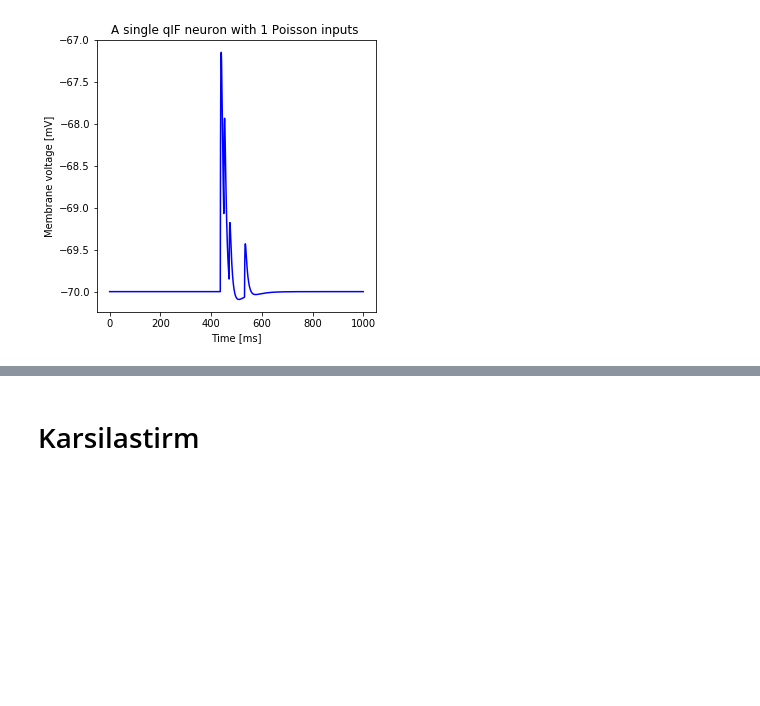
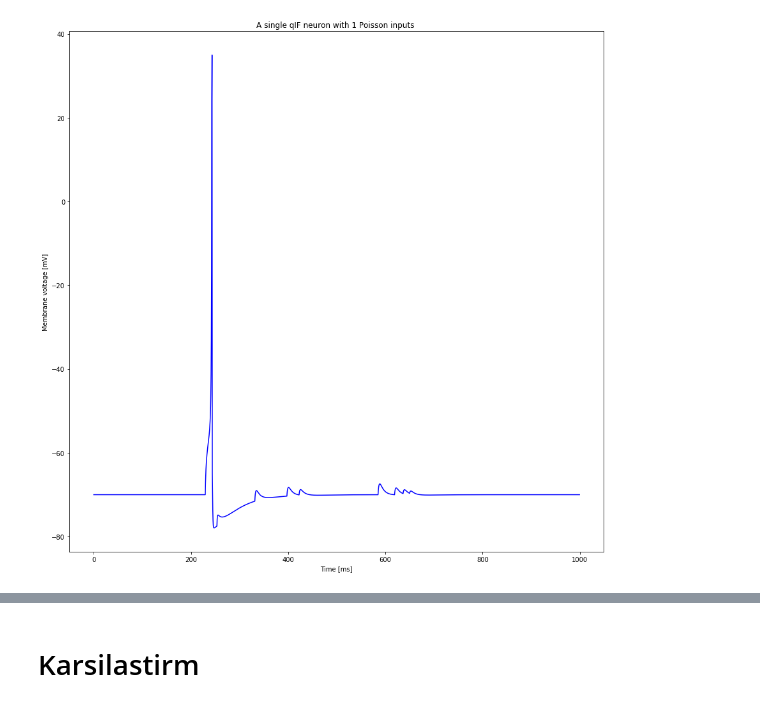
Before and after one commit to serdarbababa/mak_yolu, a Jupyter notebook: Ornek.ipynb, the cells around one changed output, grey strips where cells are left out. Cells and saved outputs as stored; diff of their text form; code cells hidden in the pictures; blank space fills up the shorter version.

```diff
--- a/Ornek.ipynb
+++ b/Ornek.ipynb
@@ -1,6 +1,6 @@
 # %%
 import matplotlib.pyplot as plt
-plt.rcParams['figure.figsize'] = [5, 5]
+plt.rcParams['figure.figsize'] = [15, 15]
 # %%
 from pylab import *
 from math import ceil
@@ -155,7 +154,7 @@ std_u = 0.5 # STP parameter
 tr = ([int(200/dt), int(700/dt)])
 rate_in = 10 #input rate
 n_in = 1 # number of inputs
-w_in = 0.03 # input weights
+w_in = 0.08 # input weights
 W_in = w_in * ones(n_in) #  vector
 
 # 2) reserve memory
@@ -192,34 +191,34 @@ for t in arange(T-1):
     # NEW: calculate input current
     s_in = (1 - dt/tau_s)*s_in + p*h
 
     i = dot(W_in, s_in*E_in)
     i -= dot(W_in, s_in)*v[t]
 
 
     if v[t]<35:
         # 3.2) update ODE
         dv = (0.04* v[t] + 5 ) * v[t]+140 - u[t]
         v[t +1 ] = v[t] + (dv + i) *dt
         du = a *(b*v[t] - u[t])
         u[t+1] = u[t] + dt*du
     else:
         # 3.3) spike !
         v[t] = 35
         v[t+1] = c
         u[t+1] = u[t] +d
 
 
 # 4) plot voltage trace
 figure()
 tvec = arange(0, tmax, dt)
 
 plot(tvec,v,'b',label='Voltage trace')
 xlabel('Time [ms]')
 ylabel('Membrane voltage [mV]')
 title("""A single qIF neuron with %d Poisson inputs """% n_in)
 show()
 # %% [output]
-[figure, old version]
+[figure, new version]
 # %%
 from pylab import *
 from math import ceil
```
Also changed, not shown: parts of 9 cells of this notebook, 7 other files.
